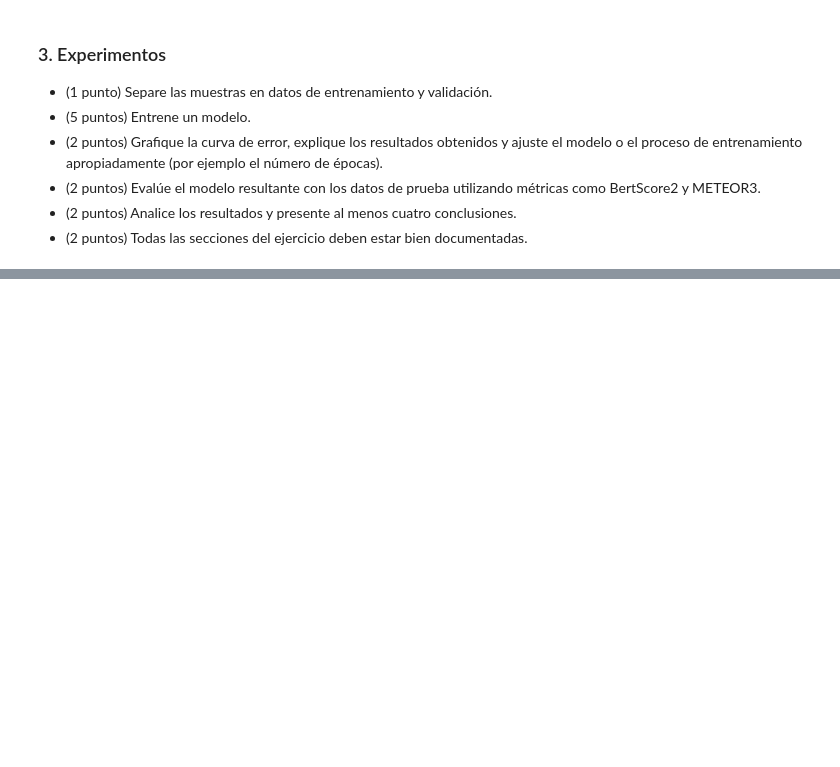
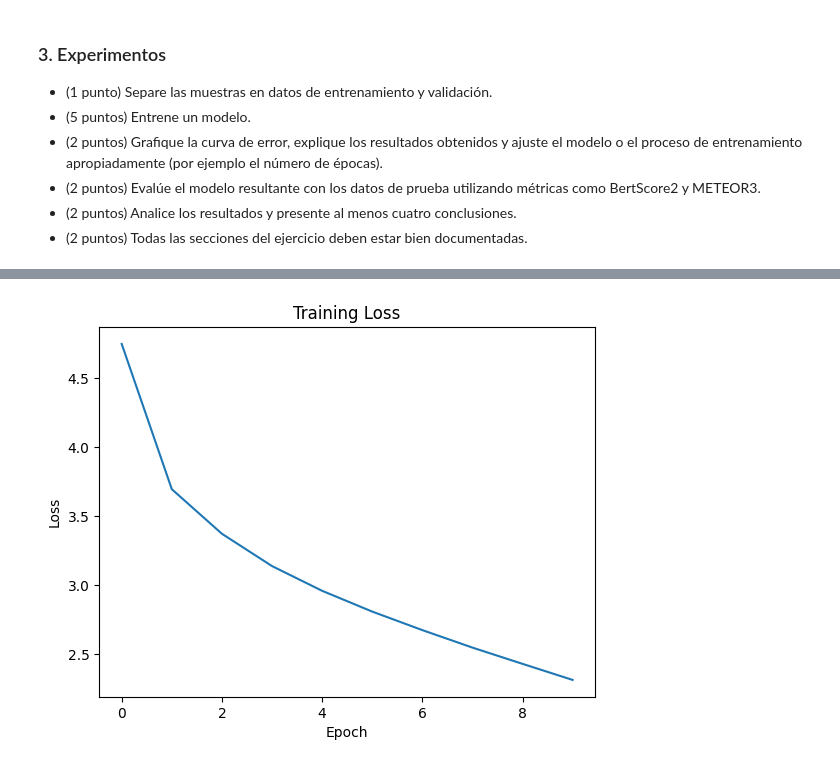
Before and after one commit to evillag/nlp, a Jupyter notebook: tareas/t6/NLP_tarea_6_Transformers_VOEV.ipynb, the cells around one changed output, grey strips where cells are left out. Drawn from its saved outputs; the diff is of its cells as text; code cells hidden in the pictures; blank space fills up the shorter version.

```diff
--- a/tareas/t6/NLP_tarea_6_Transformers_VOEV.ipynb
+++ b/tareas/t6/NLP_tarea_6_Transformers_VOEV.ipynb
@@ -345,0 +365,29 @@ with torch.no_grad():
+# %%
+# Graficar la curva de error
+import matplotlib.pyplot as plt
+
+# Losses del entrenamiento:
+# Epoch 1: Train Loss = 4.7464
+# Epoch 2: Train Loss = 3.6953
+# Epoch 3: Train Loss = 3.3729
+# Epoch 4: Train Loss = 3.1391
+# Epoch 5: Train Loss = 2.9602
+# Epoch 6: Train Loss = 2.8098
+# Epoch 7: Train Loss = 2.6758
+# Epoch 8: Train Loss = 2.5493
+# Epoch 9: Train Loss = 2.4316
+# Epoch 10: Train Loss = 2.3153
+
+losses = [4.7464, 3.6953, 3.3729, 3.1391, 2.9602, 2.8098, 2.6758, 2.5493, 2.4316, 2.3153]
+
+
+def plot_losses(losses):
+    plt.plot(losses)
+    plt.xlabel("Epoch")
+    plt.ylabel("Loss")
+    plt.title("Training Loss")
+    plt.show()
+
+plot_losses(losses)
+# %% [output]
+[figure, added]
```
Also changed, not shown: parts of 32 cells of this notebook.
